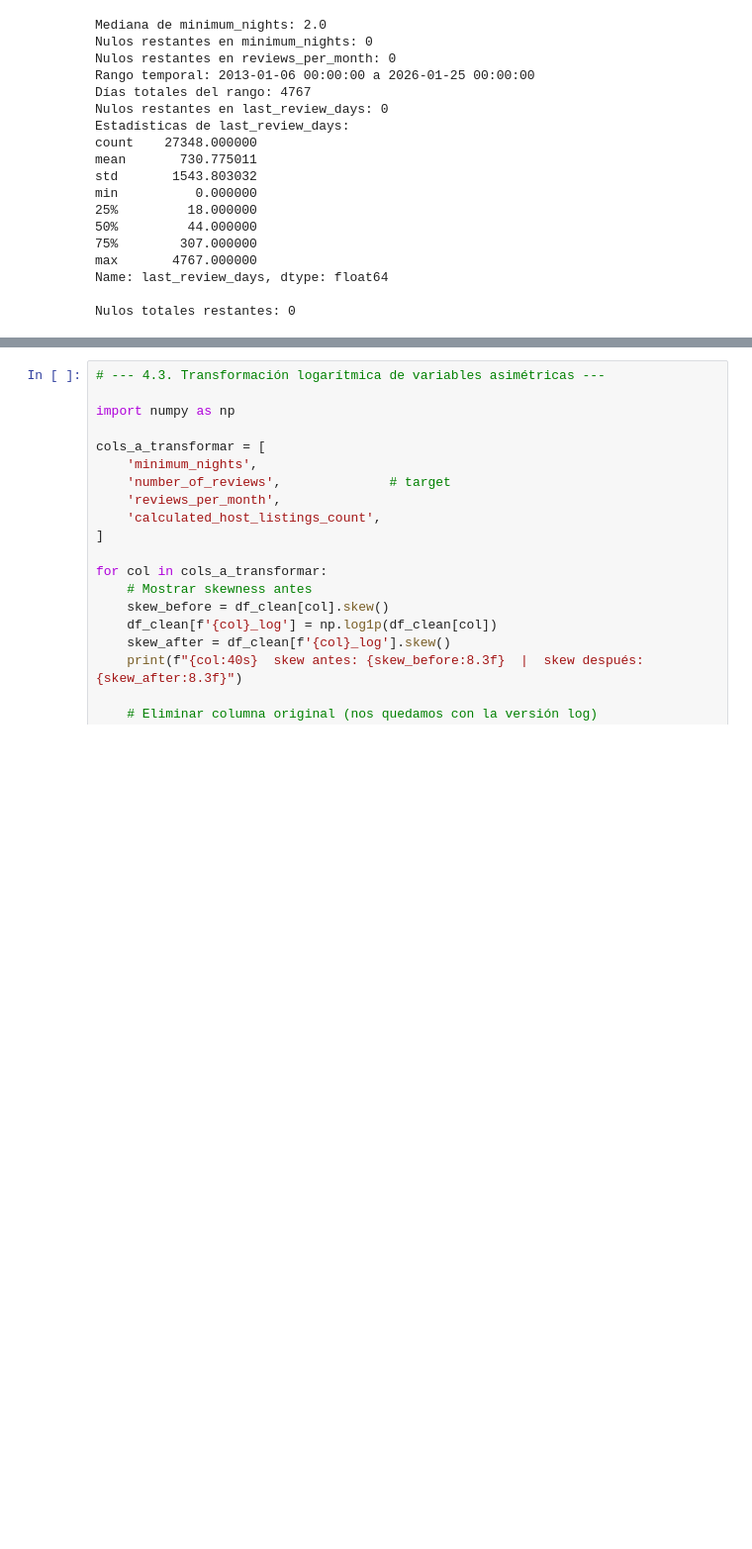
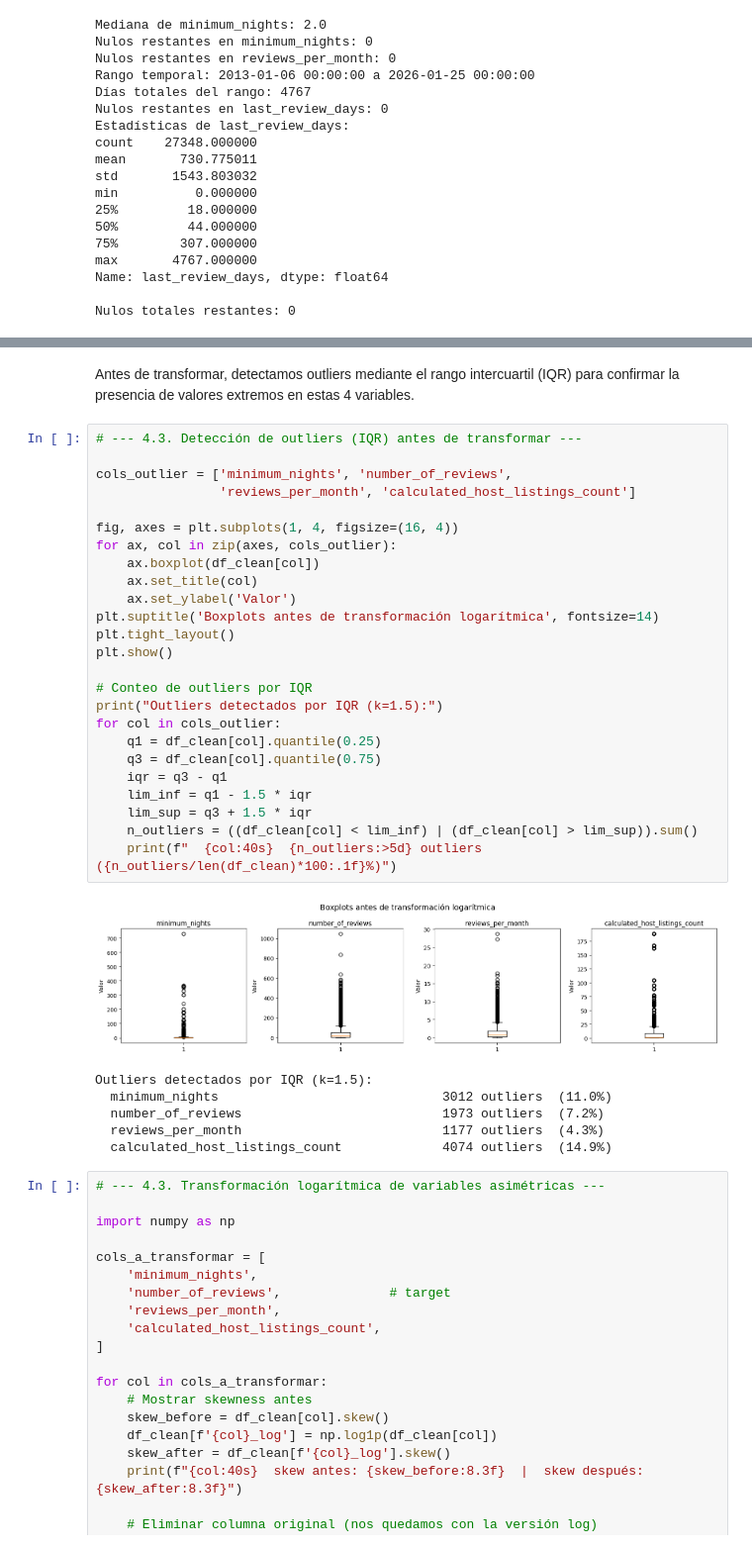
Before and after one commit to uqee/CEIA_AdD_AMIA_Trabajo_grupal_7, a Jupyter notebook: src/listings.ipynb, the cells around one changed output, grey strips where cells are left out. Shown at 99% size. Drawn from its saved outputs; the diff is of its cells as text; blank space fills up the shorter version.

```diff
--- a/src/listings.ipynb
+++ b/src/listings.ipynb
@@ -433,6 +435,40 @@ Las columnas transformadas comparten una característica: son **variables de con
 | `calculated_host_listings_count` | 1 – 188 | pocos hosts con muchos listings |
 
 No transformamos `latitude`, `longitude` ni `availability_365` porque ya presentan distribuciones aproximadamente simétricas y rangos acotados sin outliers significativos.
+# %% [markdown]
+Antes de transformar, detectamos outliers mediante el rango intercuartil (IQR) para confirmar la presencia de valores extremos en estas 4 variables.
+# %%
+# --- 4.3. Detección de outliers (IQR) antes de transformar ---
+
+cols_outlier = ['minimum_nights', 'number_of_reviews',
+                'reviews_per_month', 'calculated_host_listings_count']
+
+fig, axes = plt.subplots(1, 4, figsize=(16, 4))
+for ax, col in zip(axes, cols_outlier):
+    ax.boxplot(df_clean[col])
+    ax.set_title(col)
+    ax.set_ylabel('Valor')
+plt.suptitle('Boxplots antes de transformación logarítmica', fontsize=14)
+plt.tight_layout()
+plt.show()
+
+# Conteo de outliers por IQR
+print("Outliers detectados por IQR (k=1.5):")
+for col in cols_outlier:
+    q1 = df_clean[col].quantile(0.25)
+    q3 = df_clean[col].quantile(0.75)
+    iqr = q3 - q1
+    lim_inf = q1 - 1.5 * iqr
+    lim_sup = q3 + 1.5 * iqr
+    n_outliers = ((df_clean[col] < lim_inf) | (df_clean[col] > lim_sup)).sum()
+    print(f"  {col:40s}  {n_outliers:>5d} outliers  ({n_outliers/len(df_clean)*100:.1f}%)")
+# %% [output]
+[figure, added]
+Outliers detectados por IQR (k=1.5):
+  minimum_nights                             3012 outliers  (11.0%)
+  number_of_reviews                          1973 outliers  (7.2%)
+  reviews_per_month                          1177 outliers  (4.3%)
+  calculated_host_listings_count             4074 outliers  (14.9%)
 # %%
 # --- 4.3. Transformación logarítmica de variables asimétricas ---
 
```
Also changed, not shown: parts of 10 cells of this notebook.
